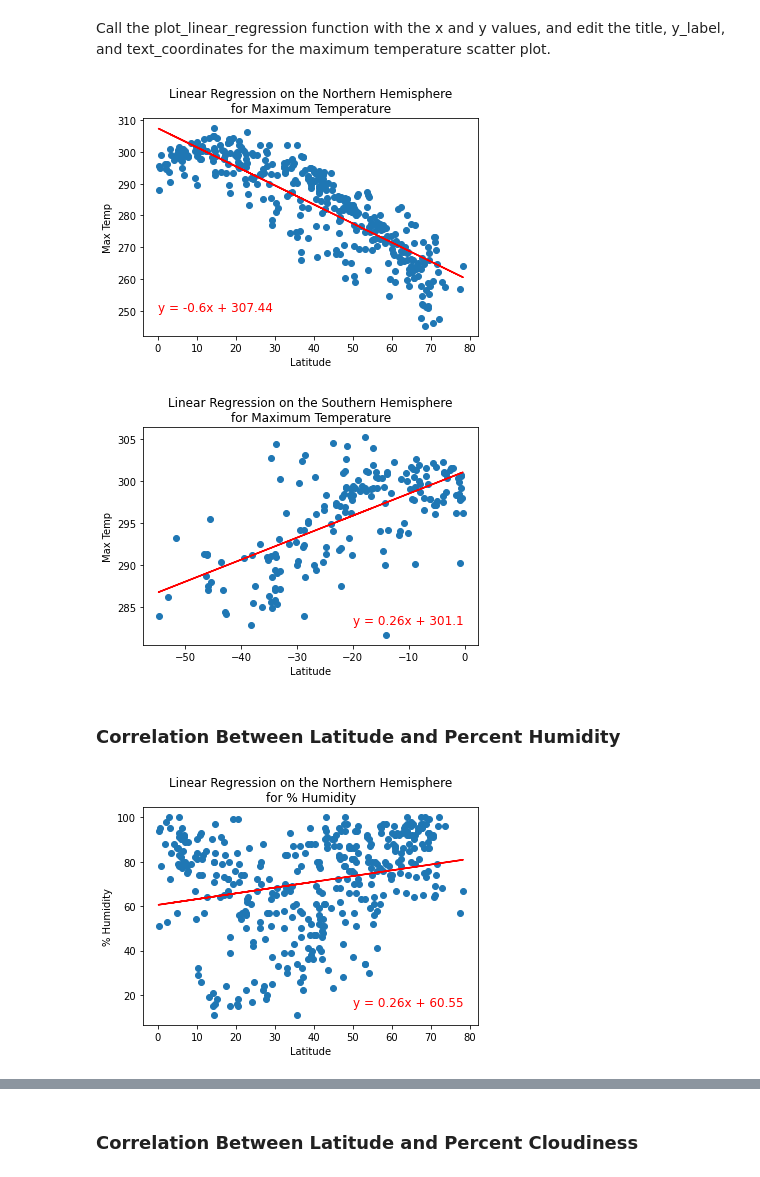
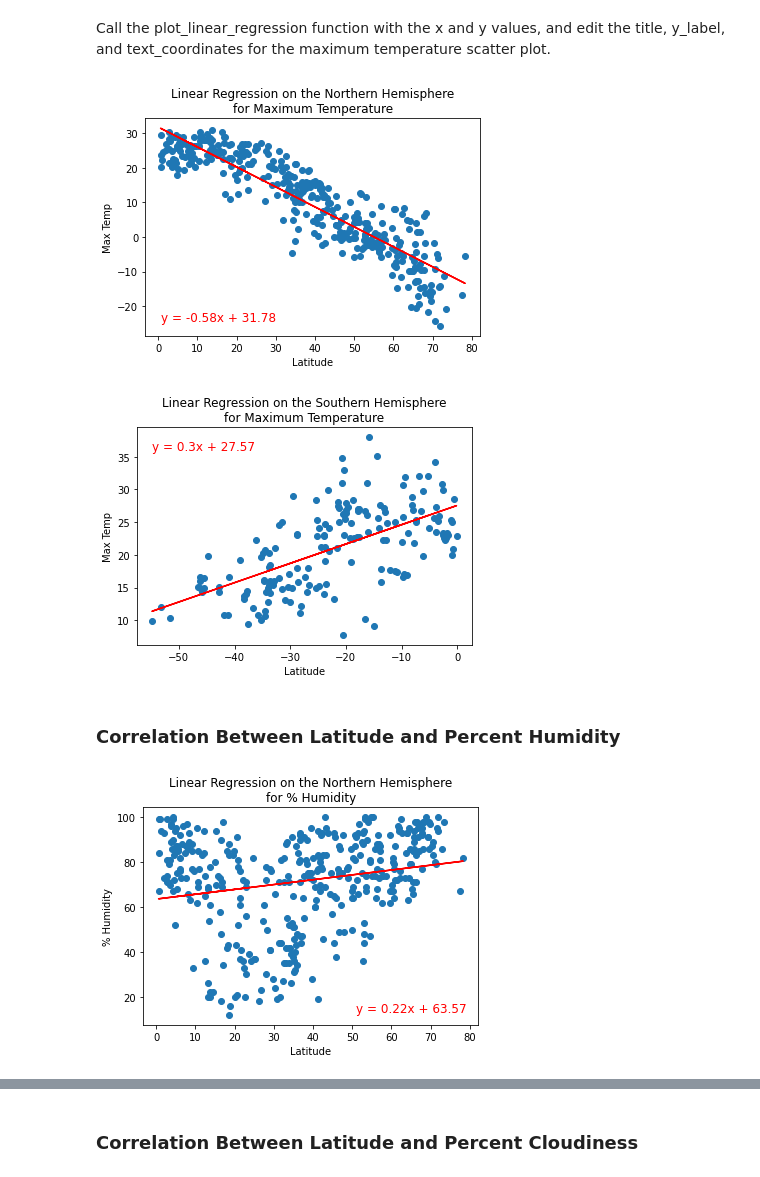
Before and after one commit to RebecaOsorio/World_Weather_Analysis, a Jupyter notebook: WeatherPy.ipynb, the cells around one changed output, grey strips where cells are left out. Drawn from its saved outputs; the diff is of its cells as text; code cells hidden in the pictures.

```diff
--- a/WeatherPy.ipynb
+++ b/WeatherPy.ipynb
@@ -63,7 +63,7 @@ len(cities)
 # %%
 url = "http://api.openweathermap.org/data/2.5/weather?"
 # %%
-base_url =  url + "appid=" + weather_api_key
+base_url =  url + "appid=" + weather_api_key + "&units=metric"
 # %% [markdown]
 ## Get the City Weather Data
 # %%
@@ -324,31 +324,35 @@ x_values = northern_hemi_df["Lat"]
 y_values = northern_hemi_df["Max Temp"]
 # Call the function.
 plot_linear_regression(x_values, y_values,
-                       'Linear Regression on the Northern Hemisphere\nfor Maximum Temperature', 'Max Temp',(0,250))
+                       'Linear Regression on the Northern Hemisphere\nfor Maximum Temperature',
+                       'Max Temp',
+                       (min(x_values),min(y_values)*.95))
 # %% [output]
-[figure, old version]
+[figure, new version]
 # %%
 # Linear regression on the Northern Hemisphere
 x_values = southern_hemi_df["Lat"]
 y_values = southern_hemi_df["Max Temp"]
 # Call the function.
 plot_linear_regression(x_values, y_values,
-                       'Linear Regression on the Southern Hemisphere\nfor Maximum Temperature', 'Max Temp',(-20,283))
+                       'Linear Regression on the Southern Hemisphere\nfor Maximum Temperature',
+                       'Max Temp',
+                       (min(x_values),max(y_values)*.95))
 # %% [output]
-[figure, old version]
+[figure, new version]
 # %% [markdown]
 ### Correlation Between Latitude and Percent Humidity
 # %%
 # Linear regression on the Northern Hemisphere
 x_values = northern_hemi_df["Lat"]
 y_values = northern_hemi_df["Humidity"]
 # Call the function.
 plot_linear_regression(x_values, y_values,
                        'Linear Regression on the Northern Hemisphere\nfor % Humidity',
                        '% Humidity',
-                       (50,15))
+                       (max(x_values)*.65,min(y_values)*1.10))
 # %% [output]
-[figure, old version]
+[figure, new version]
 # %%
 # Linear regression on the Southern Hemisphere
 x_values = southern_hemi_df["Lat"]
```
Also changed, not shown: parts of 14 cells of this notebook, 6 other files.
